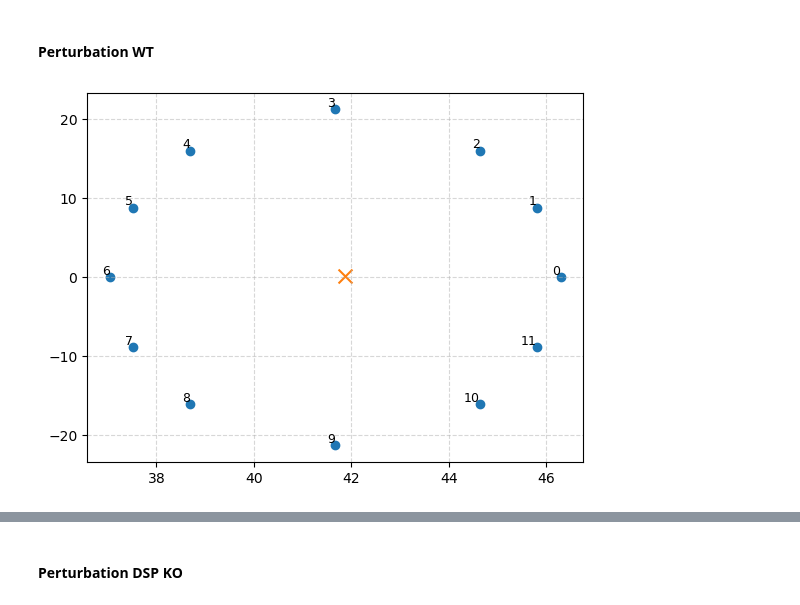
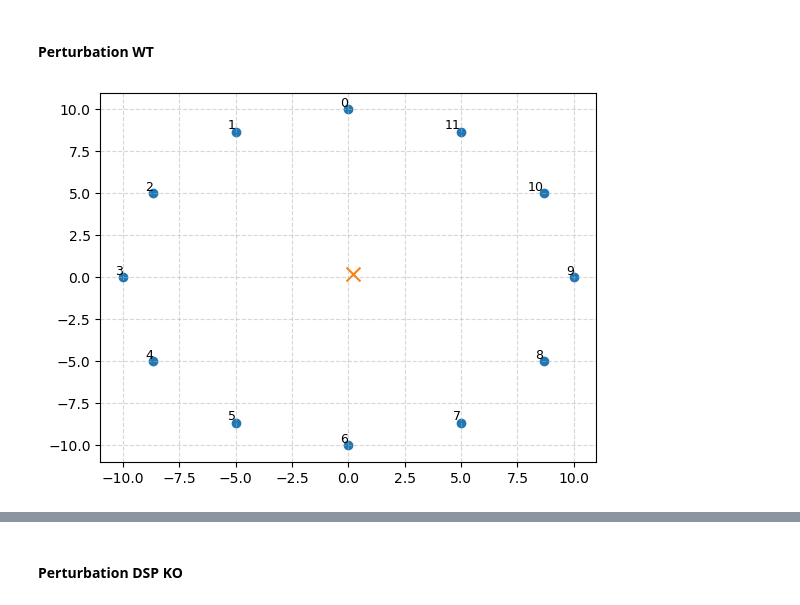
Before and after one commit to emilieyuu/endotehelial-masboss, a Jupyter notebook: notebooks/10_abm_v1_full_test.ipynb, the cells around one changed output, grey strips where cells are left out. Saved outputs shown, nothing was run; the diff lists cells and outputs as text; code cells hidden in the pictures.

```diff
--- a/notebooks/10_abm_v1_full_test.ipynb
+++ b/notebooks/10_abm_v1_full_test.ipynb
@@ -423,19 +423,20 @@ for s in cell.springs:
 # %% [markdown]
 ## 3 Test Full Pipeline Knockouts
 # %%
-flow = FlowField(magnitude=5)
+flow = FlowField(magnitude=1)
 # %% [markdown]
 #### Perturbation WT
 # %%
 cell_wt = EndothelialCell(
     cell_id=0,
     centroid=np.array([0.0, 0.0]),
     lut=lut, cfg=spatial_cfg,
-    n_nodes=12, radius=10.0
+    n_nodes=12, radius=10.0,
+    flow_direction=flow.direction
 )
-plot_cell(cell)
+plot_cell(cell_wt)
 # %% [output]
-[figure, old version]
+[figure, new version]
 # %%
 
 his_wt = run_single_cell_sim(cell_wt, flow)
```
Also changed, not shown: parts of 2 cells of this notebook, 15 other files.
